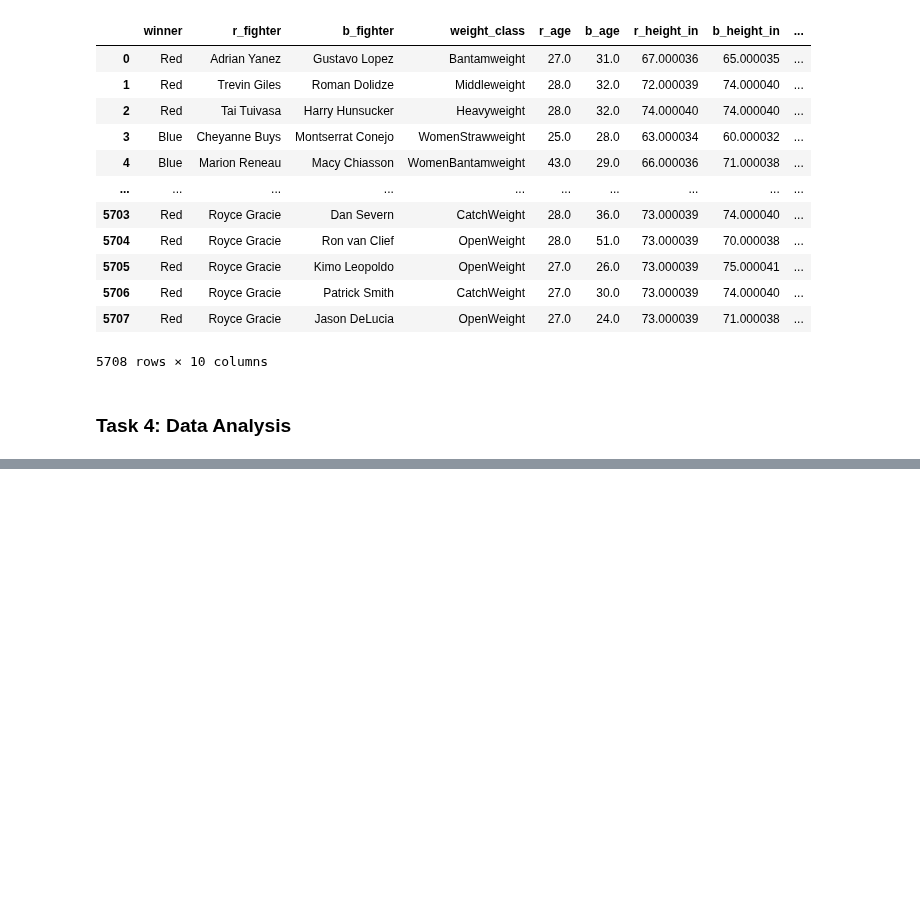
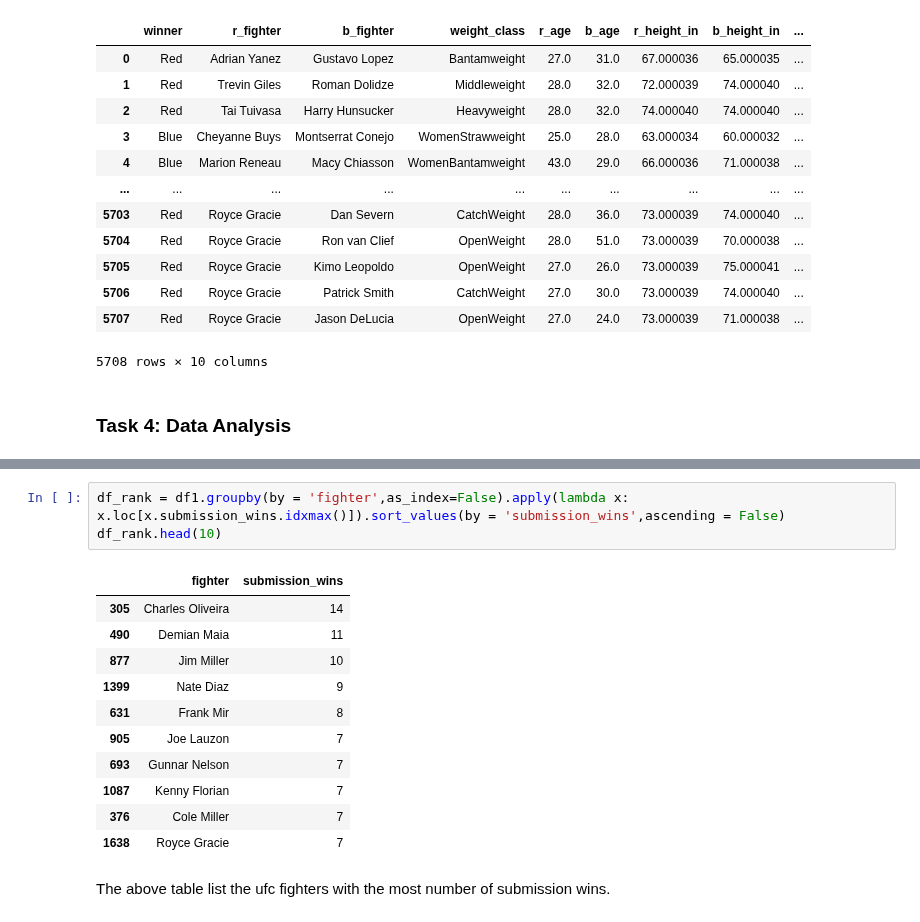
Before and after one commit to ubco-W2022T1-cosc301/project-group20, a Jupyter notebook: notebooks/analysis1.ipynb, the cells around one changed output, grey strips where cells are left out. Saved outputs shown, nothing was run; the diff lists cells and outputs as text; blank space fills up the shorter version.

```diff
--- a/notebooks/analysis1.ipynb
+++ b/notebooks/analysis1.ipynb
@@ -250,0 +311,17 @@ df_processed
+# %%
+df_rank = df1.groupby(by = 'fighter',as_index=False).apply(lambda x: x.loc[x.submission_wins.idxmax()]).sort_values(by = 'submission_wins',ascending = False)
+df_rank.head(10)
+# %% [output]
+|  | fighter | submission_wins |
+| 305 | Charles Oliveira | 14 |
+| 490 | Demian Maia | 11 |
+| 877 | Jim Miller | 10 |
+| 1399 | Nate Diaz | 9 |
+| 631 | Frank Mir | 8 |
+| 905 | Joe Lauzon | 7 |
+| 693 | Gunnar Nelson | 7 |
+| 1087 | Kenny Florian | 7 |
+| 376 | Cole Miller | 7 |
+| 1638 | Royce Gracie | 7 |
+# %% [markdown]
+The above table list the ufc fighters with the most number of submission wins.
```
Also changed, not shown: parts of 4 cells of this notebook, 1 other file.
